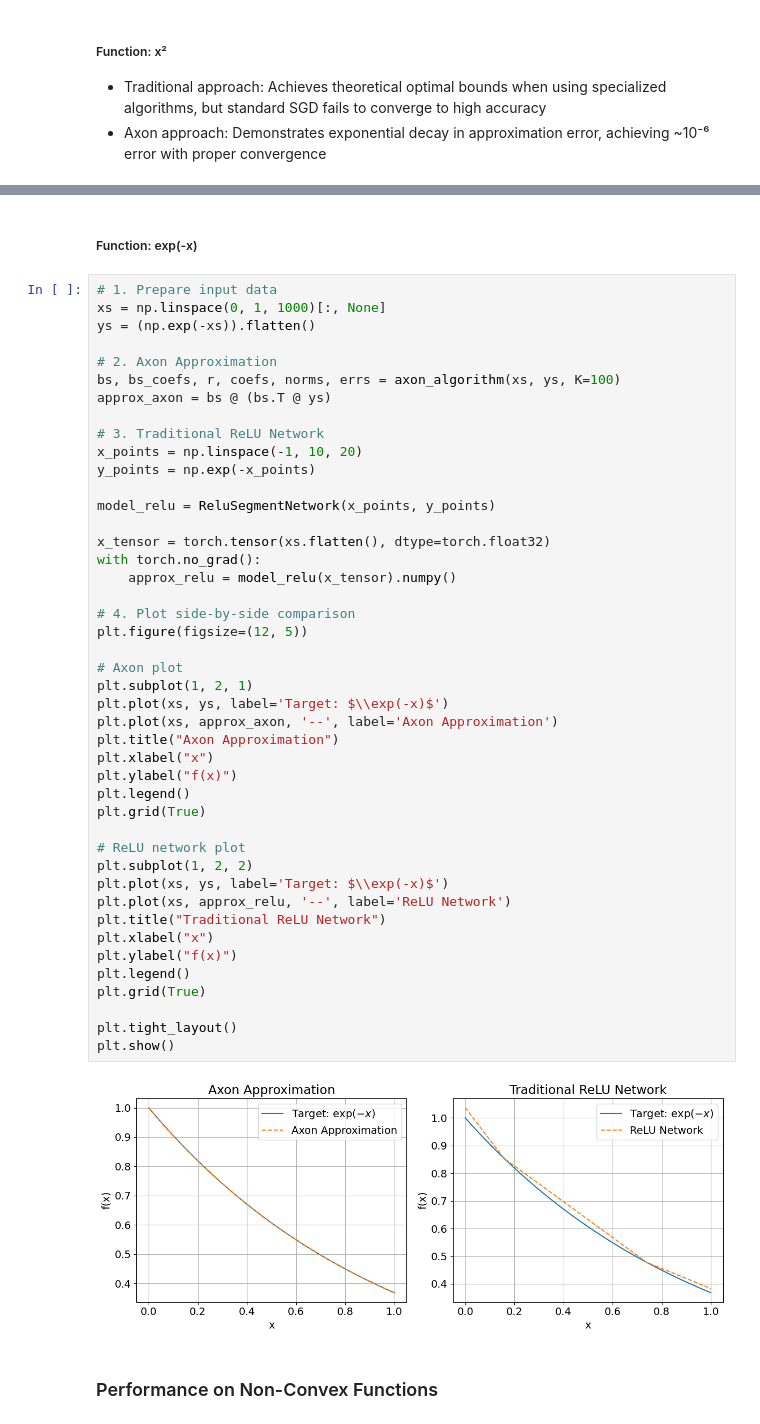
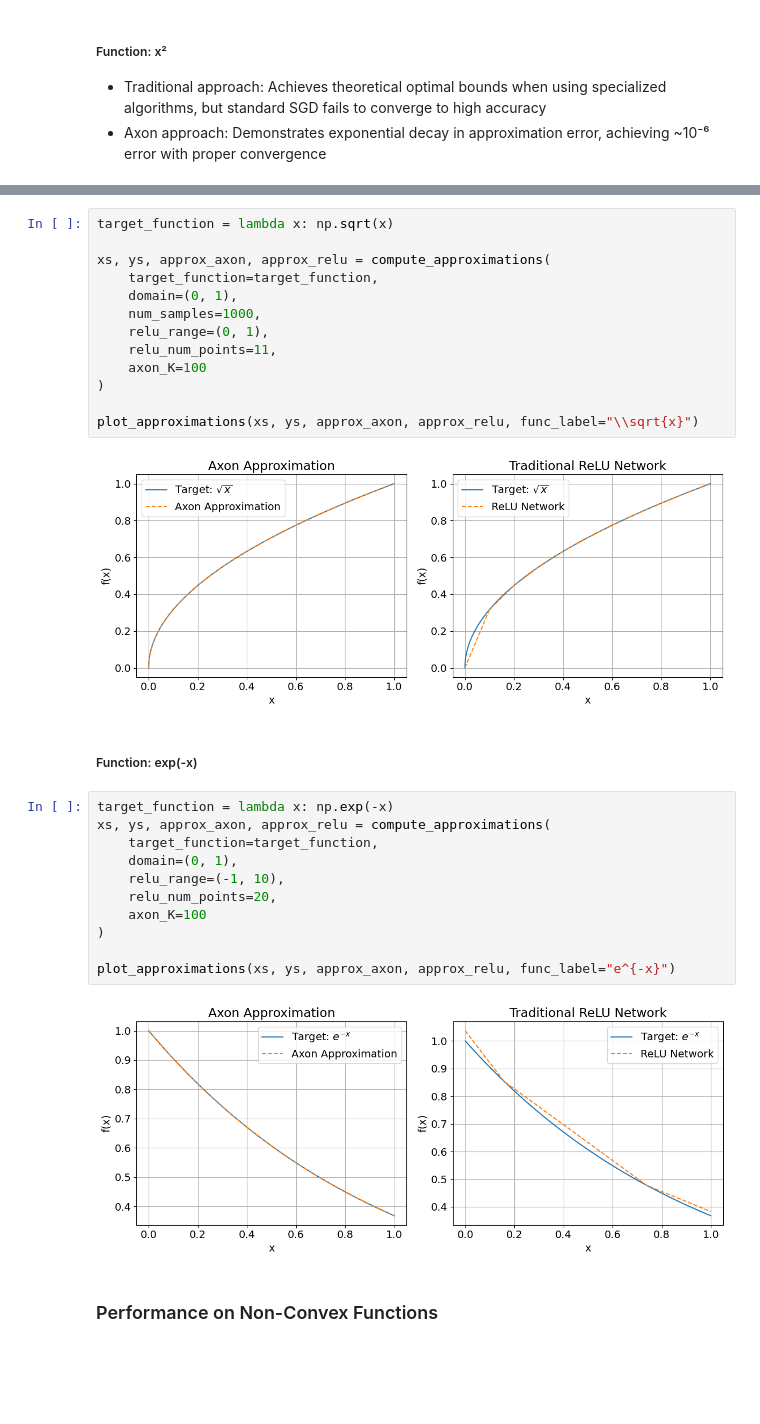
Before and after one commit to lethanhdat04/NeuralNetworkApproximation, a Jupyter notebook: experiments/optimal-approximation-of-univariate-convex-fn/notebook.ipynb, the cells around one changed output, grey strips where cells are left out. Saved outputs shown, nothing was run; the diff lists cells and outputs as text; blank space fills up the shorter version.

```diff
--- a/experiments/optimal-approximation-of-univariate-convex-fn/notebook.ipynb
+++ b/experiments/optimal-approximation-of-univariate-convex-fn/notebook.ipynb
@@ -1033,51 +952,33 @@ plt.show()
+# %%
+target_function = lambda x: np.sqrt(x)
+
+xs, ys, approx_axon, approx_relu = compute_approximations(
+    target_function=target_function,
+    domain=(0, 1),
+    num_samples=1000,
+    relu_range=(0, 1),
+    relu_num_points=11,
+    axon_K=100
+)
+
+plot_approximations(xs, ys, approx_axon, approx_relu, func_label="\\sqrt{x}")
+# %% [output]
+[figure, added]
 # %% [markdown]
 ##### Function: exp(-x)
 # %%
-# 1. Prepare input data
-xs = np.linspace(0, 1, 1000)[:, None]
-ys = (np.exp(-xs)).flatten()
+target_function = lambda x: np.exp(-x)
+xs, ys, approx_axon, approx_relu = compute_approximations(
+    target_function=target_function,
+    domain=(0, 1),
+    relu_range=(-1, 10),
+    relu_num_points=20,
+    axon_K=100
+)
 
-# 2. Axon Approximation
-bs, bs_coefs, r, coefs, norms, errs = axon_algorithm(xs, ys, K=100)
-approx_axon = bs @ (bs.T @ ys)
-
-# 3. Traditional ReLU Network
-x_points = np.linspace(-1, 10, 20)
-y_points = np.exp(-x_points)
-
-model_relu = ReluSegmentNetwork(x_points, y_points)
-
-x_tensor = torch.tensor(xs.flatten(), dtype=torch.float32)
-with torch.no_grad():
-    approx_relu = model_relu(x_tensor).numpy()
-
-# 4. Plot side-by-side comparison
-plt.figure(figsize=(12, 5))
-
-# Axon plot
-plt.subplot(1, 2, 1)
-plt.plot(xs, ys, label='Target: $\\exp(-x)$')
-plt.plot(xs, approx_axon, '--', label='Axon Approximation')
-plt.title("Axon Approximation")
-plt.xlabel("x")
-plt.ylabel("f(x)")
-plt.legend()
-plt.grid(True)
-
-# ReLU network plot
-plt.subplot(1, 2, 2)
-plt.plot(xs, ys, label='Target: $\\exp(-x)$')
-plt.plot(xs, approx_relu, '--', label='ReLU Network')
-plt.title("Traditional ReLU Network")
-plt.xlabel("x")
-plt.ylabel("f(x)")
-plt.legend()
-plt.grid(True)
-
-plt.tight_layout()
-plt.show()
+plot_approximations(xs, ys, approx_axon, approx_relu, func_label="e^{-x}")
 # %% [output]
-[figure, old version]
+[figure, new version]
 # %% [markdown]
 ### Performance on Non-Convex Functions
 # %% [markdown]
```
Also changed, not shown: parts of 12 cells of this notebook, 2 other files.
